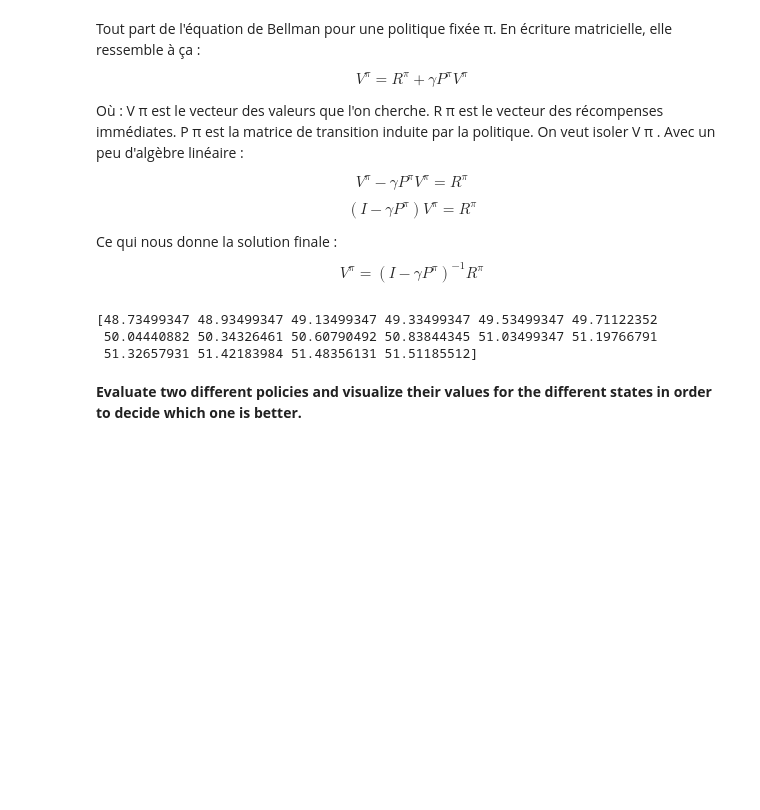
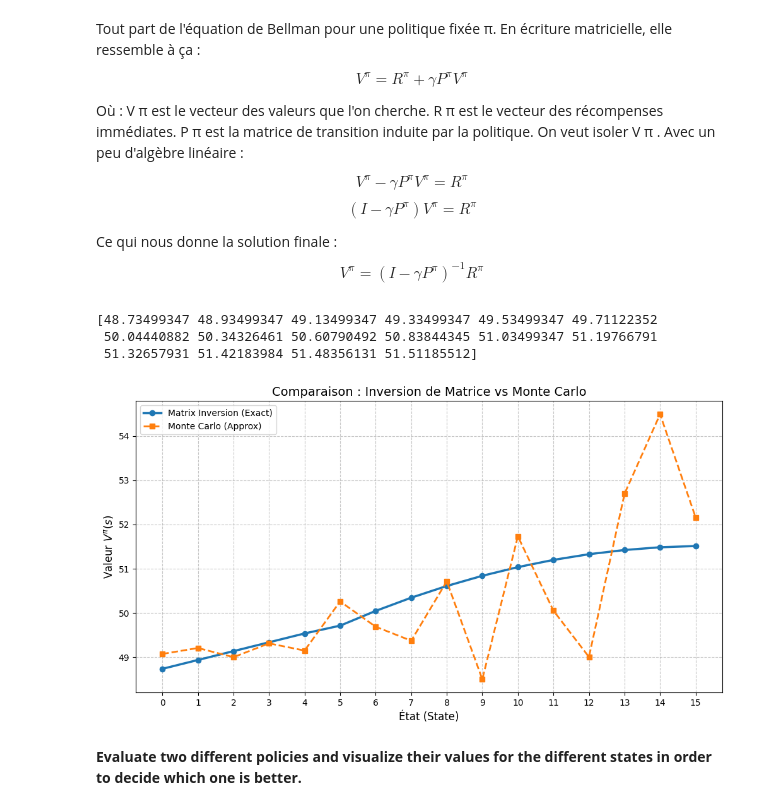
Before and after one commit to milanolivia/apprentissage_seq, a Jupyter notebook: StoreManagement.ipynb, the cells around one changed output. Cells and saved outputs as stored; diff of their text form; code cells hidden in the pictures; blank space fills up the shorter version.

Commit message:
TP1 + last part (need verification +plot comments)

```diff
--- a/StoreManagement.ipynb
+++ b/StoreManagement.ipynb
@@ -298,21 +298,22 @@ Observe that we do *not* need the knowledge of $P$ and $r$ for this method, simu
 Policy = PiThreshold
 
 MC = 100 # number of Monte-Carlo simulations
-Values = np.zeros(M+1)
+Values_MCMC = np.zeros(M+1)
 
 
 for s in range(M+1):
     mc_values = []
     for i in range(MC):
-        States, Rewards = SimulateTrajectory(T,Policy,s1)
-        discounted_sum = np.sum(Rewards * gamma)
+        States, Rewards = SimulateTrajectory(T,Policy,s)
+        discounts = gamma ** np.arange(len(Rewards))
+        discounted_sum = np.sum(Rewards * discounts)
         mc_values.append(discounted_sum)
-    Values[s] = np.mean(mc_values)
+    Values_MCMC[s] = np.mean(mc_values)
 
 
 
 print("the estimated value in each states for the threshold policy are:")
 
-print(Values)
+print(Values_MCMC)
 # %% [output]
 the estimated value in each states for the threshold policy are:
@@ -352,9 +353,15 @@ def EvaluatePolicy(Pi):
     # should return a vector of values
     P_pi = np.zeros((M+1, M+1))
     R_pi = np.zeros(M+1)
+    is_function = callable(Pi)
 
     for s in range(M+1):
-        action = Pi(s)
+        if is_function:
+            action = Pi(s)
+        else:
+            action = Pi[s]
+        action = int(action)
+
         P_pi[s, :] = P[s, action, :]
         R_pi[s] = r[s, action]
 
@@ -367,12 +374,31 @@ def EvaluatePolicy(Pi):
     return Values
 
 Policy = PiThreshold
-Values = EvaluatePolicy(Policy)
+Values_matrix = EvaluatePolicy(Policy)
 
-print(Values)
+print(Values_matrix)
 # %% [output]
 [48.73499347 48.93499347 49.13499347 49.33499347 49.53499347 49.71122352
  50.04440882 50.34326461 50.60790492 50.83844345 51.03499347 51.19766791
  51.32657931 51.42183984 51.48356131 51.51185512]
+# %%
+states = np.arange(len(Values_matrix))
+
+plt.figure(figsize=(12, 6))
+
+
+plt.plot(states, Values_matrix, 'o-', label='Matrix Inversion (Exact)', linewidth=2.5)
+plt.plot(states, Values_MCMC, 's--', label='Monte Carlo (Approx)', linewidth=2)
+
+plt.title('Comparaison : Inversion de Matrice vs Monte Carlo', fontsize=14)
+plt.xlabel('État (State)', fontsize=12)
+plt.ylabel('Valeur $V^\pi(s)$', fontsize=12)
+plt.legend()
+plt.grid(True, linestyle='--', alpha=0.7)
+plt.xticks(states)
+
+plt.show()
+# %% [output]
+[figure, added]
 # %% [markdown]
 **Evaluate two different policies and visualize their values for the different states in order to decide which one is better.**
```
Also changed, not shown: parts of 14 cells of this notebook.
